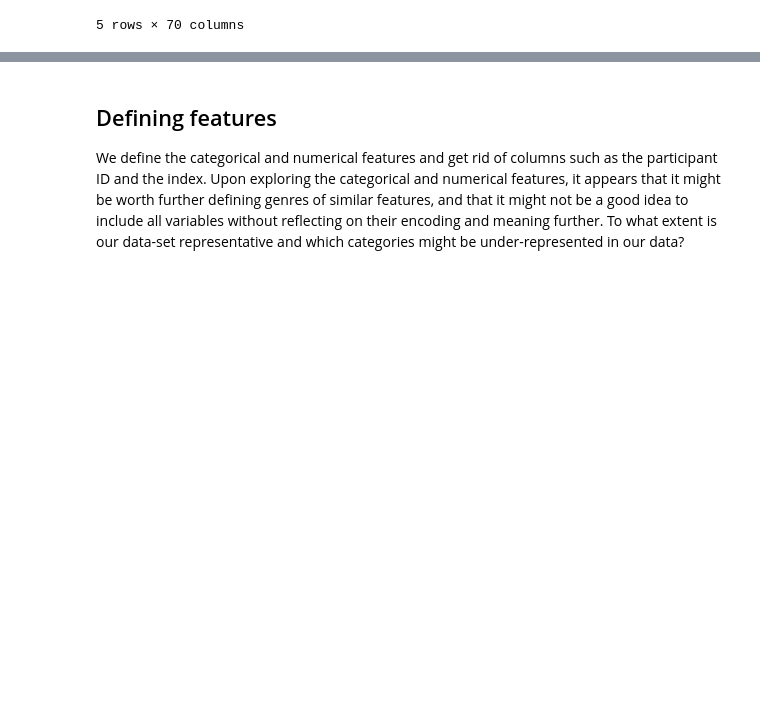
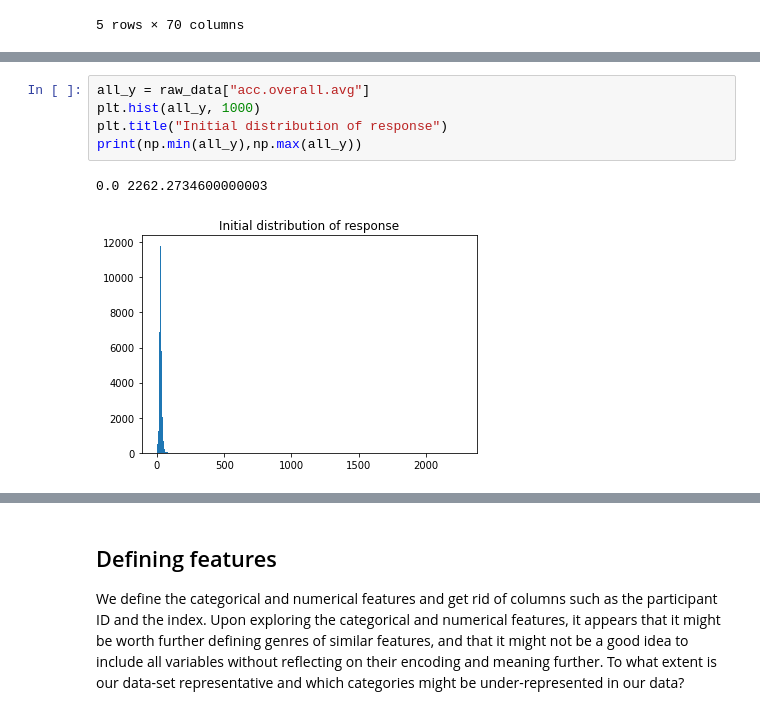
Before and after one commit to abramschon/accel, a Jupyter notebook: notebooks/exploratory_data_analysis.ipynb, the cells around one changed output, grey strips where cells are left out. Drawn from its saved outputs; the diff is of its cells as text; blank space fills up the shorter version.

```diff
--- a/notebooks/exploratory_data_analysis.ipynb
+++ b/notebooks/exploratory_data_analysis.ipynb
@@ -33,0 +35,8 @@ raw_data.head()
+# %%
+all_y = raw_data["acc.overall.avg"]
+plt.hist(all_y, 1000)
+plt.title("Initial distribution of response")
+print(np.min(all_y),np.max(all_y))
+# %% [output]
+0.0 2262.2734600000003
+[figure, added]
```
Also changed, not shown: parts of 28 cells of this notebook, 1 other file.
